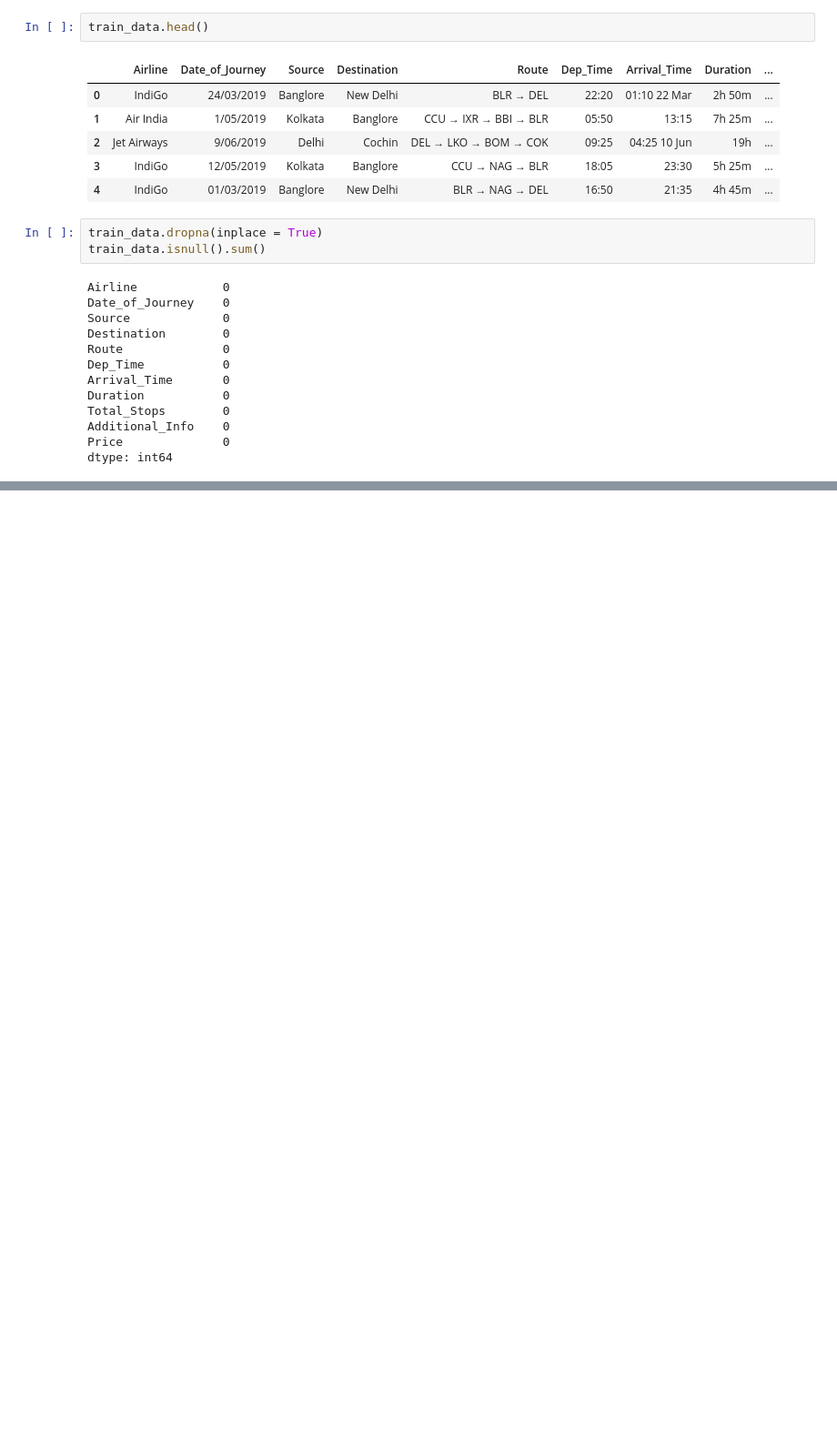
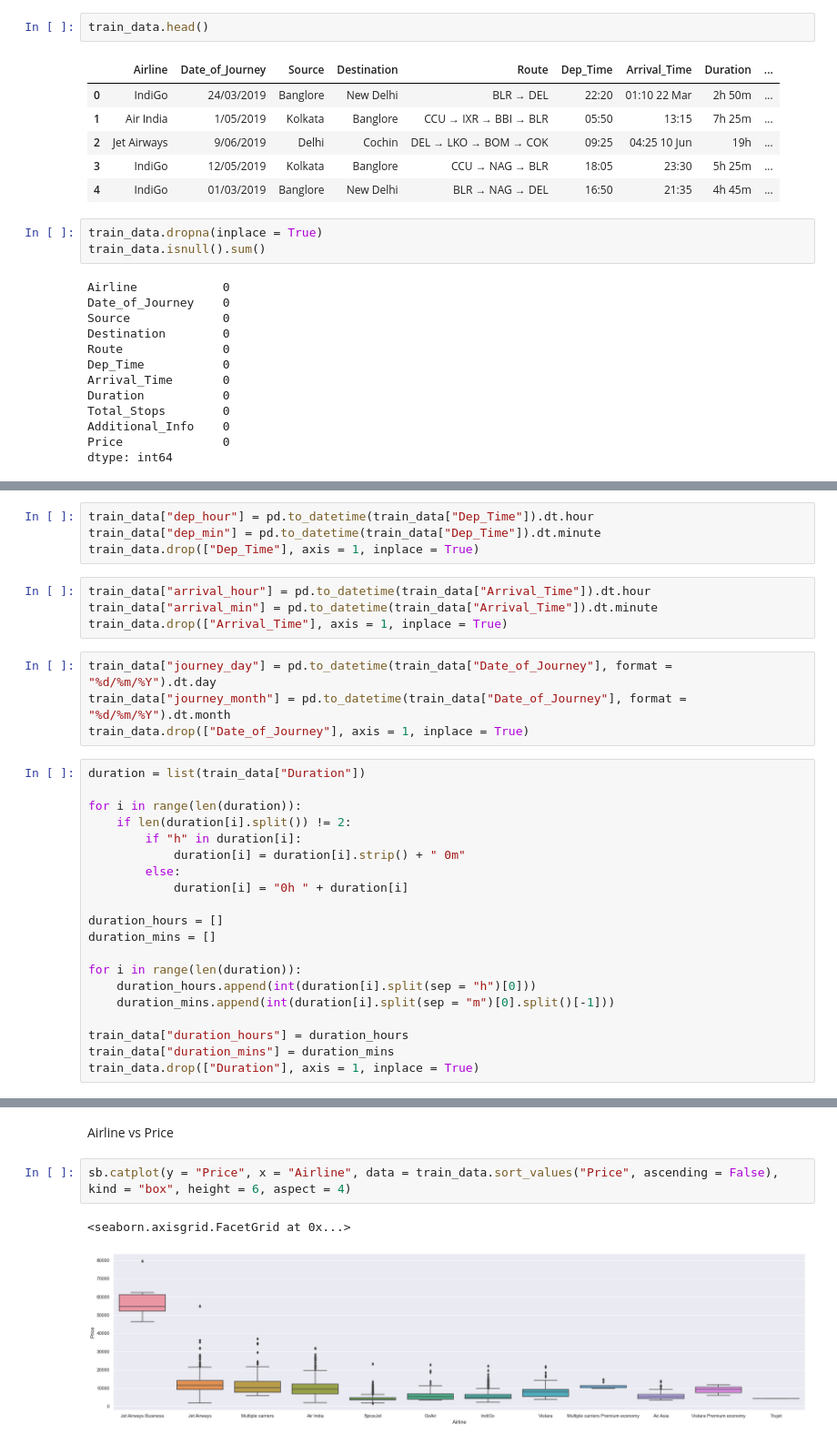
Before and after one commit to vpra711/flight_fare_prediction, a Jupyter notebook: flight.ipynb, the cells around one changed output, grey strips where cells are left out. Shown: that part at 91% size. Drawn from its saved outputs; the diff is of its cells as text; blank space fills up the shorter version.

```diff
--- a/flight.ipynb
+++ b/flight.ipynb
@@ -143,0 +61,32 @@ train_data
+# %%
+train_data["dep_hour"] = pd.to_datetime(train_data["Dep_Time"]).dt.hour
+train_data["dep_min"] = pd.to_datetime(train_data["Dep_Time"]).dt.minute
+train_data.drop(["Dep_Time"], axis = 1, inplace = True)
+# %%
+train_data["arrival_hour"] = pd.to_datetime(train_data["Arrival_Time"]).dt.hour
+train_data["arrival_min"] = pd.to_datetime(train_data["Arrival_Time"]).dt.minute
+train_data.drop(["Arrival_Time"], axis = 1, inplace = True)
+# %%
+train_data["journey_day"] = pd.to_datetime(train_data["Date_of_Journey"], format = "%d/%m/%Y").dt.day
+train_data["journey_month"] = pd.to_datetime(train_data["Date_of_Journey"], format = "%d/%m/%Y").dt.month
+train_data.drop(["Date_of_Journey"], axis = 1, inplace = True)
+# %%
+duration = list(train_data["Duration"])
+
+for i in range(len(duration)):
+    if len(duration[i].split()) != 2:
+        if "h" in duration[i]:
+            duration[i] = duration[i].strip() + " 0m"
+        else:
+            duration[i] = "0h " + duration[i]
+
+duration_hours = []
+duration_mins = []
+
+for i in range(len(duration)):
+    duration_hours.append(int(duration[i].split(sep = "h")[0]))
+    duration_mins.append(int(duration[i].split(sep = "m")[0].split()[-1]))
+
+train_data["duration_hours"] = duration_hours
+train_data["duration_mins"] = duration_mins
+train_data.drop(["Duration"], axis = 1, inplace = True)
@@ -143,0 +109,7 @@ train_data
+# %% [markdown]
+Airline vs Price
+# %%
+sb.catplot(y = "Price", x = "Airline", data = train_data.sort_values("Price", ascending = False), kind = "box", height = 6, aspect = 4)
+# %% [output]
+<seaborn.axisgrid.FacetGrid at 0x...>
+[figure, added]
```
Also changed, not shown: parts of 55 cells of this notebook.
